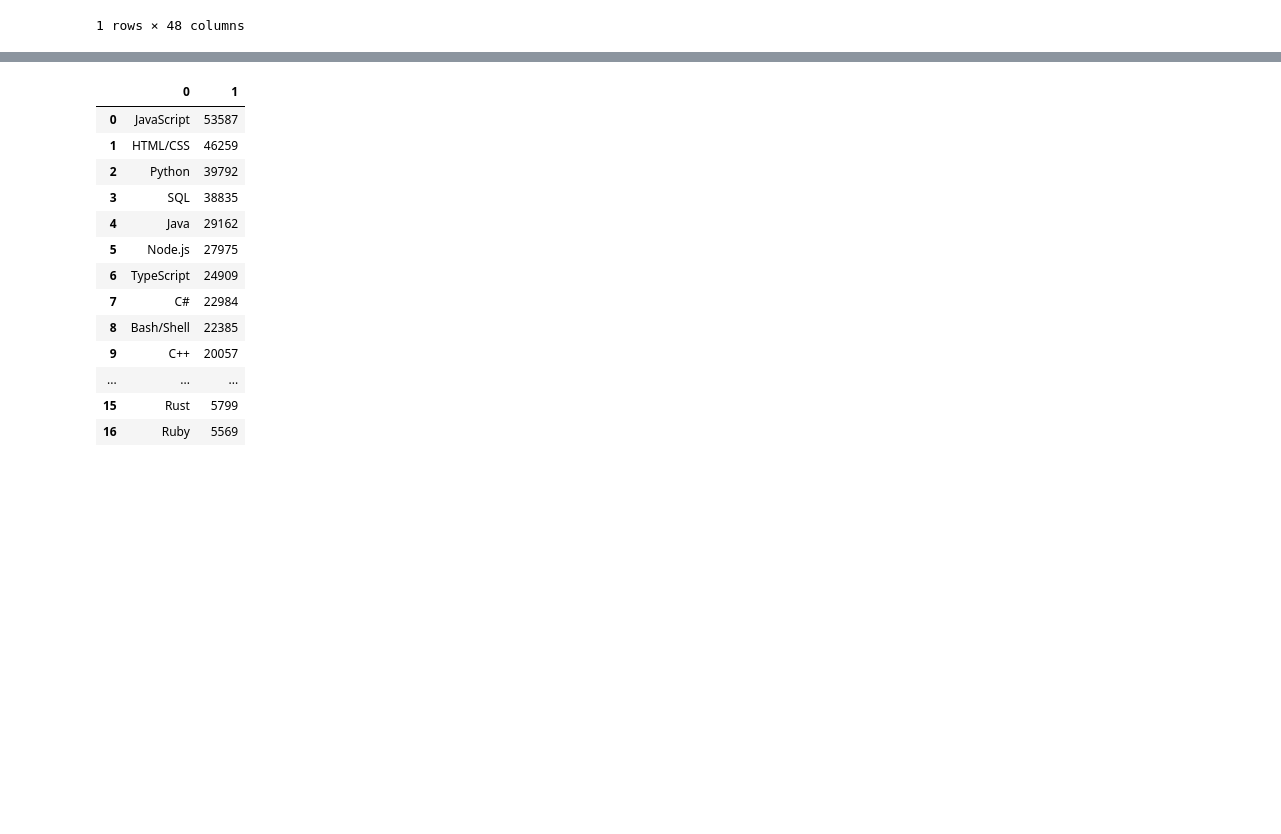
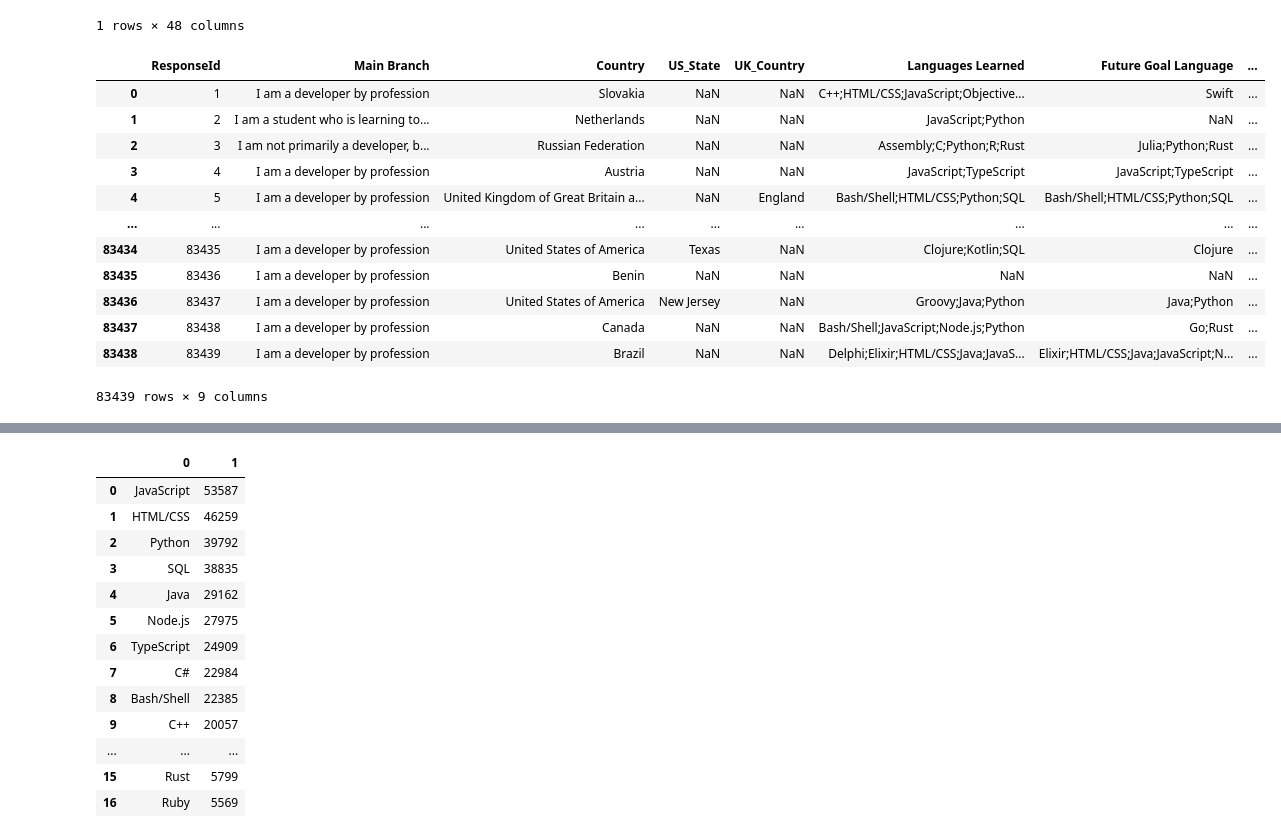
Before and after one commit to Stencoss/DataDrivenDevelopers, a Jupyter notebook: project_1.ipynb, the cells around one changed output, grey strips where cells are left out. Saved outputs shown, nothing was run; the diff lists cells and outputs as text; code cells hidden in the pictures; blank space fills up the shorter version.

```diff
--- a/project_1.ipynb
+++ b/project_1.ipynb
@@ -25,11 +25,26 @@ full_df.head(1)
 # %%
 # Dropping columns from df that will not be used.  Might keep this?
 drop = ['Sexuality', 'Ethnicity', 'DatabaseHaveWorkedWith', 'DatabaseWantToWorkWith']
 df.drop(drop, inplace=True, axis=1)
 
  # Working to split language up so we can count how many people use which lanaguge
 df.dropna(axis='index', how='all', subset=['LanguageHaveWorkedWith'])
 df.rename(columns={ 'MainBranch': 'Main Branch', 'LanguageHaveWorkedWith': 'Languages Learned', 'LanguageWantToWorkWith': 'Future Goal Language'}, inplace=True)
+df
+# %% [output]
+|  | ResponseId | Main Branch | Country | US_State | UK_Country | Languages Learned | Future Goal Language | ... |
+| 0 | 1 | I am a developer by profession | Slovakia | NaN | NaN | C++;HTML/CSS;JavaScript;Objective... | Swift | ... |
+| 1 | 2 | I am a student who is learning to... | Netherlands | NaN | NaN | JavaScript;Python | NaN | ... |
+| 2 | 3 | I am not primarily a developer, b... | Russian Federation | NaN | NaN | Assembly;C;Python;R;Rust | Julia;Python;Rust | ... |
+| 3 | 4 | I am a developer by profession | Austria | NaN | NaN | JavaScript;TypeScript | JavaScript;TypeScript | ... |
+| 4 | 5 | I am a developer by profession | United Kingdom of Great Britain a... | NaN | England | Bash/Shell;HTML/CSS;Python;SQL | Bash/Shell;HTML/CSS;Python;SQL | ... |
+| ... | ... | ... | ... | ... | ... | ... | ... | ... |
+| 83434 | 83435 | I am a developer by profession | United States of America | Texas | NaN | Clojure;Kotlin;SQL | Clojure | ... |
+| 83435 | 83436 | I am a developer by profession | Benin | NaN | NaN | NaN | NaN | ... |
+| 83436 | 83437 | I am a developer by profession | United States of America | New Jersey | NaN | Groovy;Java;Python | Java;Python | ... |
+| 83437 | 83438 | I am a developer by profession | Canada | NaN | NaN | Bash/Shell;JavaScript;Node.js;Python | Go;Rust | ... |
+| 83438 | 83439 | I am a developer by profession | Brazil | NaN | NaN | Delphi;Elixir;HTML/CSS;Java;JavaS... | Elixir;HTML/CSS;Java;JavaScript;N... | ... |
+83439 rows × 9 columns
 # %%
 # This fills in missing data from the data frame with "Not Applicable"
 df.replace(np.nan, "Not Applicable").head(5)
```
Also changed, not shown: 1 other file.
